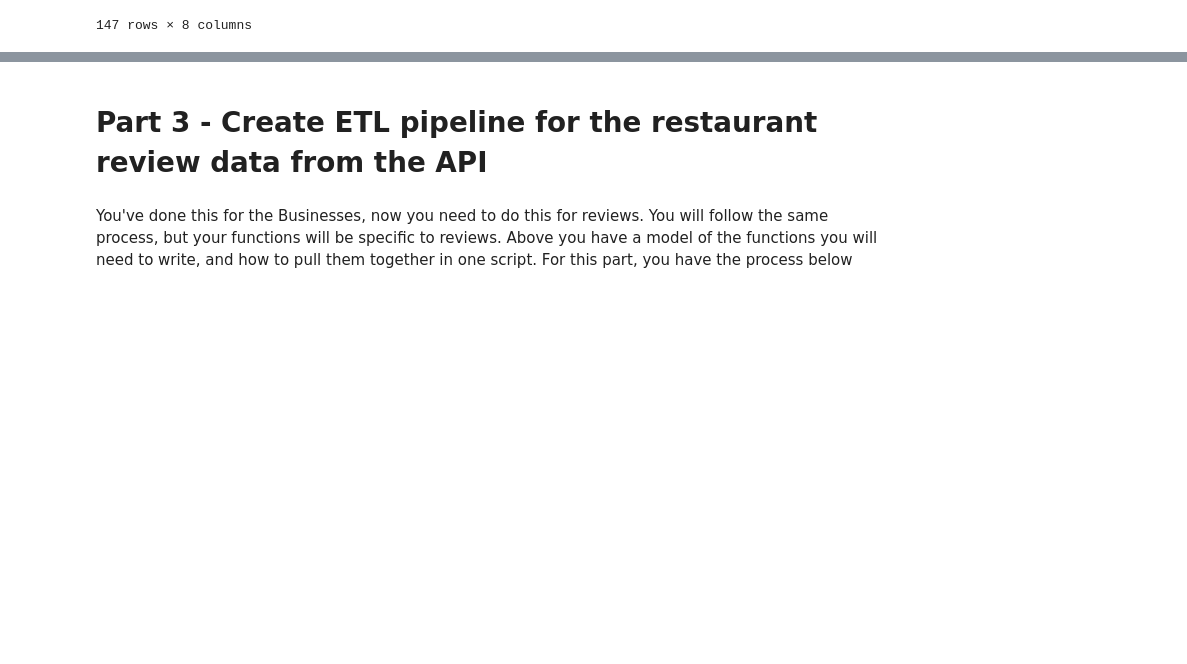
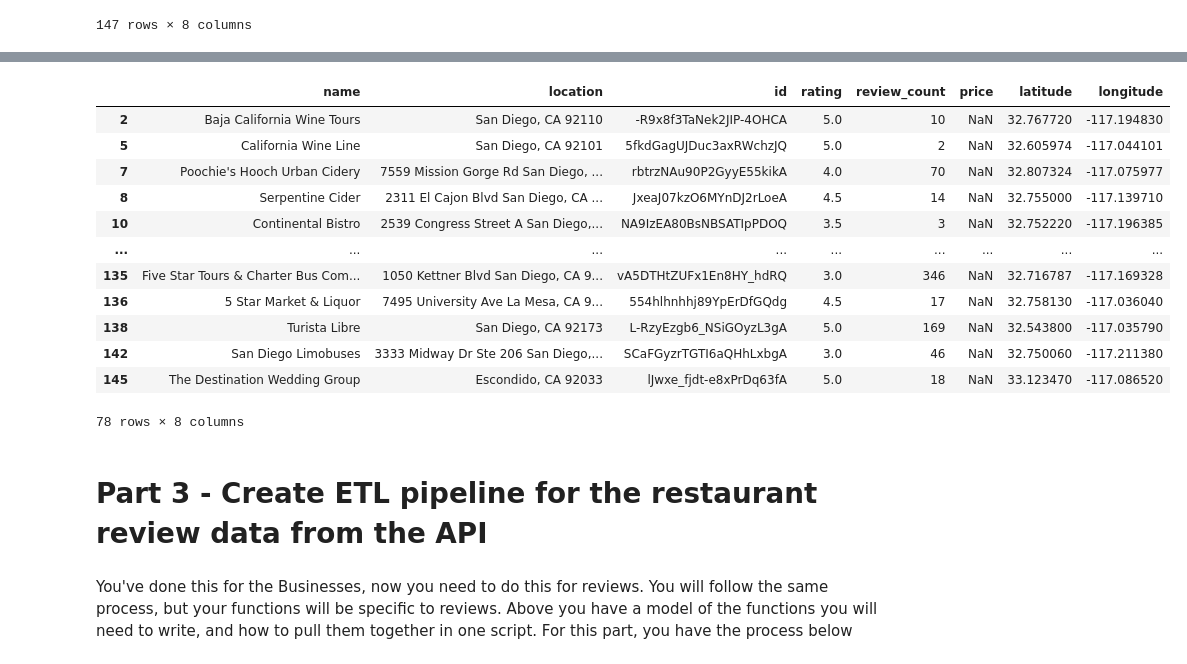
Before and after one commit to pleasecallmejax/Phase-1-Project, a Jupyter notebook: Data_Acquisition_Process.ipynb, the cells around one changed output, grey strips where cells are left out. Drawn from its saved outputs; the diff is of its cells as text; code cells hidden in the pictures; blank space fills up the shorter version.

```diff
--- a/Data_Acquisition_Process.ipynb
+++ b/Data_Acquisition_Process.ipynb
@@ -334,23 +350,23 @@ test2
 # %% [markdown]
 #### Loop
 # %%
-results = yelp_request_offset('winery', 'San Diego', yelp_key, offset=0, verbose=False)
+# results = yelp_request_offset('winery', 'San Diego', yelp_key, offset=0, verbose=False)
 
-num_pages = results['total']//50+1
+# num_pages = results['total']//50+1
 
-print(results['total'])
-print(len(results['businesses']))
-print(num_pages)
+# print(results['total'])
+# print(len(results['businesses']))
+# print(num_pages)
 # %% [output]
 262
 50
 6
 # %%
-cur = 50
-parsed_results_dfs = []
+# cur = 50
+# parsed_results_dfs = []
 
-for num in range(num_pages):
-    results = yelp_request_offset('winery', 'San Diego', yelp_key, offset=cur, verbose=False)
-    parsed_results = parse_data(results['businesses'])
-    parsed_results_dfs.append(parsed_results)
-    cur += 50
+# for num in range(num_pages):
+#     results = yelp_request_offset('winery', 'San Diego', yelp_key, offset=cur, verbose=False)
+#     parsed_results = parse_data(results['businesses'])
+#     parsed_results_dfs.append(parsed_results)
+#     cur += 50
@@ -377,3 +375,3 @@ parsed_results_dfs
 # %%
-df_concat = pd.concat(parsed_results_dfs, ignore_index=True)
-df_concat
+# df_concat = pd.concat(parsed_results_dfs, ignore_index=True)
+# df_concat
@@ -449,10 +433,10 @@ While it will take some experimentation to write the functions above, once you g
 # %% [markdown]
 ### ƒ: simplified_function_name
 # %%
-results = yelp_request_offset('winery', 'San Diego', yelp_key, offset=0, verbose=False)
+# results = yelp_request_offset('winery', 'San Diego', yelp_key, offset=0, verbose=False)
 
-num_pages = results['total']//50+1
+# num_pages = results['total']//50+1
 
-print(results['total'])
-print(len(results['businesses']))
-print(num_pages)
+# print(results['total'])
+# print(len(results['businesses']))
+# print(num_pages)
@@ -539,3 +539,19 @@ df3
+# %%
+df2[df2['price'].isna()]
+# %% [output]
+|  | name | location | id | rating | review_count | price | latitude | longitude |
+| 2 | Baja California Wine Tours | San Diego, CA 92110 | -R9x8f3TaNek2JIP-4OHCA | 5.0 | 10 | NaN | 32.767720 | -117.194830 |
+| 5 | California Wine Line | San Diego, CA 92101 | 5fkdGagUJDuc3axRWchzJQ | 5.0 | 2 | NaN | 32.605974 | -117.044101 |
+| 7 | Poochie's Hooch Urban Cidery | 7559 Mission Gorge Rd San Diego, ... | rbtrzNAu90P2GyyE55kikA | 4.0 | 70 | NaN | 32.807324 | -117.075977 |
+| 8 | Serpentine Cider | 2311 El Cajon Blvd San Diego, CA ... | JxeaJ07kzO6MYnDJ2rLoeA | 4.5 | 14 | NaN | 32.755000 | -117.139710 |
+| 10 | Continental Bistro | 2539 Congress Street A San Diego,... | NA9IzEA80BsNBSATIpPDOQ | 3.5 | 3 | NaN | 32.752220 | -117.196385 |
+| ... | ... | ... | ... | ... | ... | ... | ... | ... |
+| 135 | Five Star Tours & Charter Bus Com... | 1050 Kettner Blvd San Diego, CA 9... | vA5DTHtZUFx1En8HY_hdRQ | 3.0 | 346 | NaN | 32.716787 | -117.169328 |
+| 136 | 5 Star Market & Liquor | 7495 University Ave La Mesa, CA 9... | 554hlhnhhj89YpErDfGQdg | 4.5 | 17 | NaN | 32.758130 | -117.036040 |
+| 138 | Turista Libre | San Diego, CA 92173 | L-RzyEzgb6_NSiGOyzL3gA | 5.0 | 169 | NaN | 32.543800 | -117.035790 |
+| 142 | San Diego Limobuses | 3333 Midway Dr Ste 206 San Diego,... | SCaFGyzrTGTI6aQHhLxbgA | 3.0 | 46 | NaN | 32.750060 | -117.211380 |
+| 145 | The Destination Wedding Group | Escondido, CA 92033 | lJwxe_fjdt-e8xPrDq63fA | 5.0 | 18 | NaN | 33.123470 | -117.086520 |
+78 rows × 8 columns
 # %% [markdown]
 # Part 3 -  Create ETL pipeline for the restaurant review data from the API
 # %% [markdown]
```
Also changed, not shown: parts of 29 cells of this notebook.
